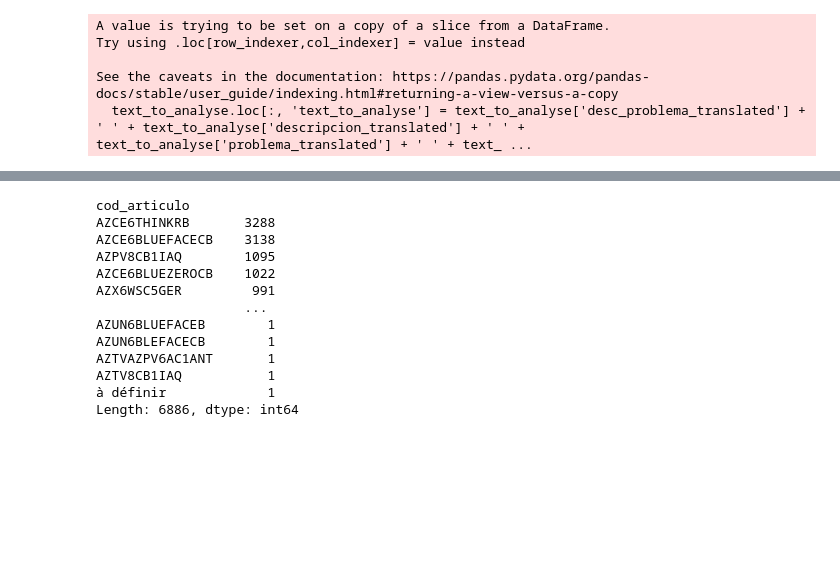
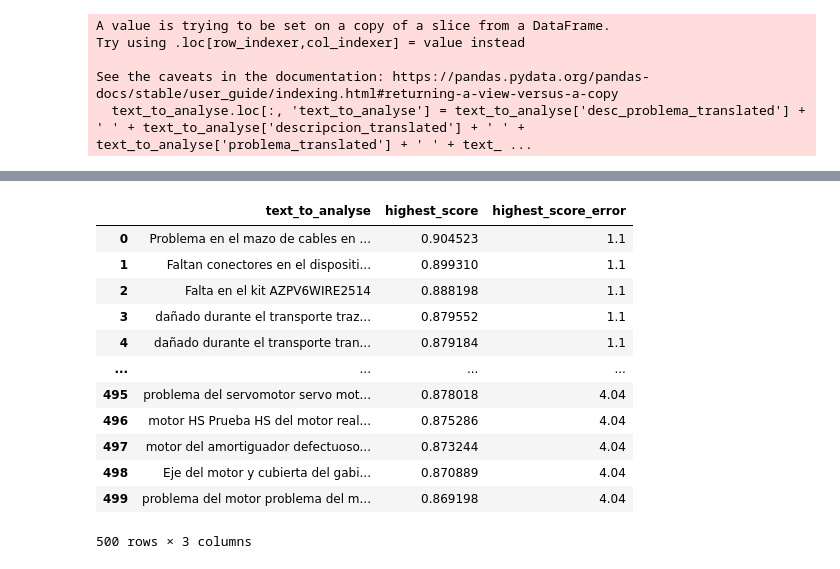
Before and after one commit to voliveira-airzonecontrol/myzone, a Jupyter notebook: EDA/MyZone-DefectClassification-Doc2Vec.ipynb, the cells around one changed output, grey strips where cells are left out. Saved outputs shown, nothing was run; the diff lists cells and outputs as text; code cells hidden in the pictures; blank space fills up the shorter version.

```diff
--- a/EDA/MyZone-DefectClassification-Doc2Vec.ipynb
+++ b/EDA/MyZone-DefectClassification-Doc2Vec.ipynb
@@ -393,12 +514,0 @@ Name: problema_translated, Length: 1516, dtype: object
-# %%
-# Create a temporary column 'temp_index' to assign a unique row identifier within each cluster
-text_to_analyse['temp_index'] = text_to_analyse.groupby('cluster').cumcount()
-
-# Pivot the DataFrame
-pivoted_df = text_to_analyse.pivot(index='temp_index', columns='cluster', values='text_to_analyse')
-
-# Optionally, if you don't want the multi-level index that comes from pivoting
-pivoted_df.columns = [f'Cluster_{int(col)}' for col in pivoted_df.columns]
-
-# Drop the index if it is irrelevant
-pivoted_df.reset_index(drop=True, inplace=True)
@@ -442,16 +515,21 @@ clean_dataset.head()
-# %%
-clean_dataset.groupby(['cod_articulo']).size().sort_values(ascending=False)
-# %% [output]
-cod_articulo
-AZCE6THINKRB       3288
-AZCE6BLUEFACECB    3138
-AZPV8CB1IAQ        1095
-AZCE6BLUEZEROCB    1022
-AZX6WSC5GER         991
-                   ...
-AZUN6BLUEFACEB        1
-AZUN6BLEFACECB        1
-AZTVAZPV6AC1ANT       1
-AZTV8CB1IAQ           1
-à définir             1
-Length: 6886, dtype: int64
+# %%
+top10_per_error = text_to_analyse[['text_to_analyse', 'highest_score', 'highest_score_error']] \
+    .groupby('highest_score_error', group_keys=False) \
+    .apply(lambda x: x.nlargest(10, 'highest_score')) \
+    .reset_index(drop=True)
+
+top10_per_error.head(500)
+# %% [output]
+|  | text_to_analyse | highest_score | highest_score_error |
+| 0 | Problema en el mazo de cables en ... | 0.904523 | 1.1 |
+| 1 | Faltan conectores en el dispositi... | 0.899310 | 1.1 |
+| 2 | Falta en el kit AZPV6WIRE2514 | 0.888198 | 1.1 |
+| 3 | dañado durante el transporte traz... | 0.879552 | 1.1 |
+| 4 | dañado durante el transporte tran... | 0.879184 | 1.1 |
+| ... | ... | ... | ... |
+| 495 | problema del servomotor servo mot... | 0.878018 | 4.04 |
+| 496 | motor HS Prueba HS del motor real... | 0.875286 | 4.04 |
+| 497 | motor del amortiguador defectuoso... | 0.873244 | 4.04 |
+| 498 | Eje del motor y cubierta del gabi... | 0.870889 | 4.04 |
+| 499 | problema del motor problema del m... | 0.869198 | 4.04 |
+500 rows × 3 columns
```
Also changed, not shown: parts of 51 cells of this notebook, 9 other files.
